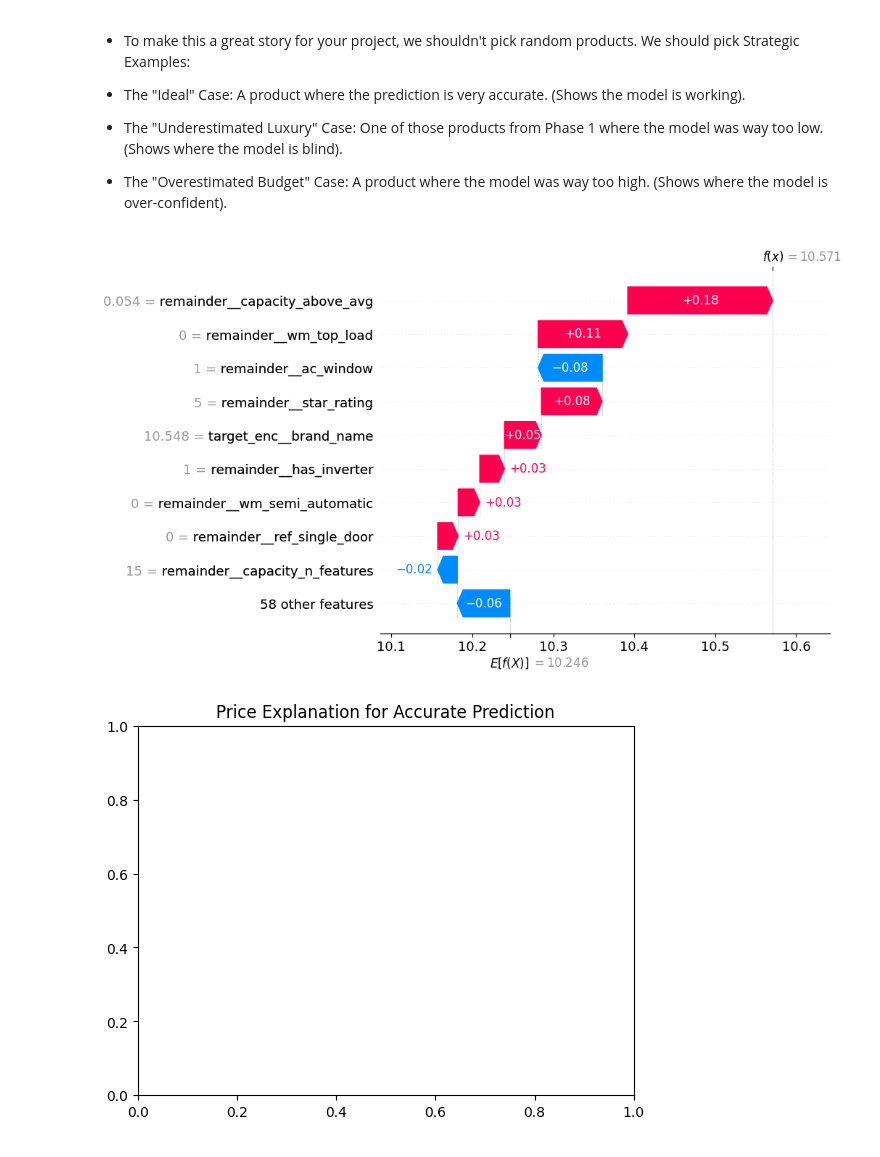
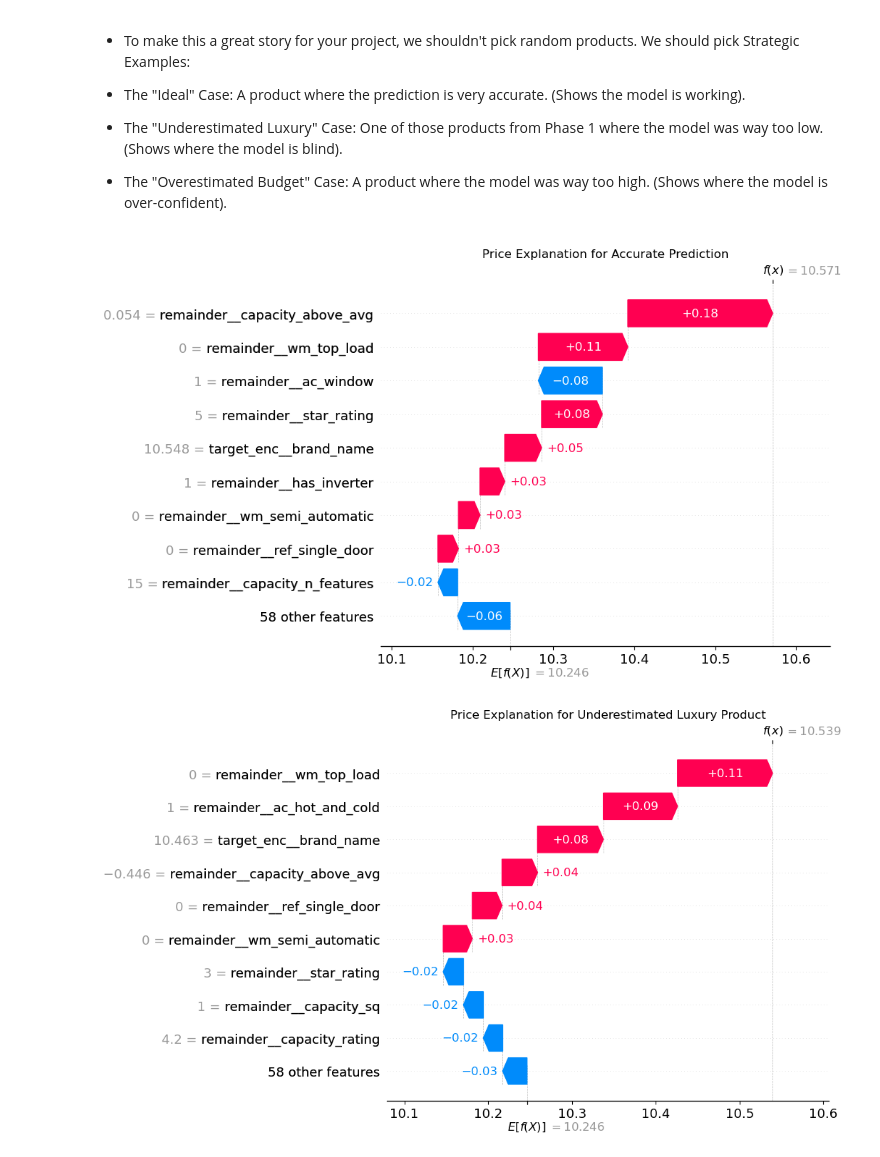
Before and after one commit to pradhumansoni/Home-Appliances-Pricing-Intelligence-Platform, a Jupyter notebook: notebooks/Explainable_AI/explainability.ipynb, the cells around one changed output. Saved outputs shown, nothing was run; the diff lists cells and outputs as text; code cells hidden in the pictures.

Commit message:
Completed SHAP analysis. Updated the findings in Markdown cell. Next Up - Move to business interpretation

```diff
--- a/notebooks/Explainable_AI/explainability.ipynb
+++ b/notebooks/Explainable_AI/explainability.ipynb
@@ -100,34 +102,35 @@ top_errors = analysis_df.nlargest(20, 'Absolute_Error')
 
 # We need a SHAP Explanation object for waterfall plots
 explainer = shap.TreeExplainer(model)
 # Calculate SHAP values for the test set
 shap_values_all = explainer(X_test_transformed_df)
 
 # 2. Helper function to plot a specific index
 def explain_prediction(index, product_name="Product"):
-    plt.figure(figsize=(10, 6))
-    shap.plots.waterfall(shap_values_all[index], max_display=10)
+    shap.plots.waterfall(shap_values_all[index], max_display=10,show=False)
     plt.title(f"Price Explanation for {product_name}")
 
 # --- CASE 1: A reasonably accurate prediction ---
 # Find an index where Absolute_Error is low
 accurate_idx = analysis_df['Absolute_Error'].nsmallest(5).index[0]
 # Map this back to X_test index if necessary
 test_idx_accurate = X_test.index.get_loc(accurate_idx)
 explain_prediction(test_idx_accurate, "Accurate Prediction")
+plt.show()
 
 # --- CASE 2: A luxury product that was underestimated ---
 # Find an index from your 'top_errors' list where Actual > Predicted
 underestimated_idx = top_errors[top_errors['Actual_Price'] > top_errors['Predicted_Price']].index[0]
 test_idx_under = X_test.index.get_loc(underestimated_idx)
 explain_prediction(test_idx_under, "Underestimated Luxury Product")
+plt.show()
 
 # --- CASE 3: A budget product that was overestimated ---
 # Find an index where Predicted > Actual
 overestimated_idx = top_errors[top_errors['Predicted_Price'] > top_errors['Actual_Price']].index[0]
 test_idx_over = X_test.index.get_loc(overestimated_idx)
 explain_prediction(test_idx_over, "Overestimated Budget Product")
 plt.show()
 # %% [output]
-[figure, old version]
+[figure, new version]
-[figure, old version]
+[figure, new version]
```
Also changed, not shown: parts of 6 cells of this notebook.
